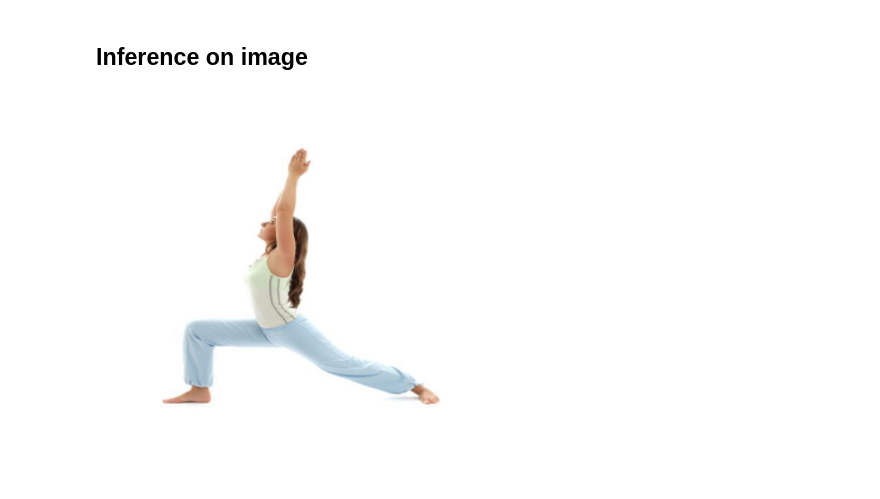
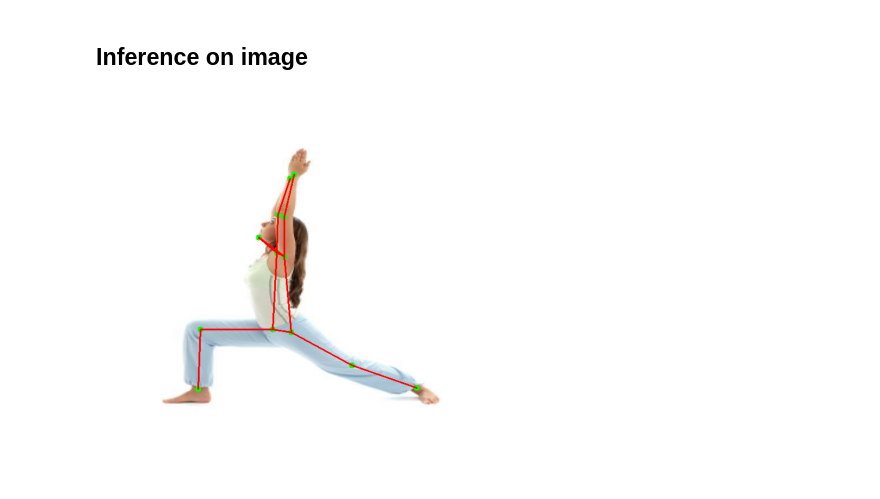
Before and after one commit to arthurhn/Metrics_mp, a Jupyter notebook: pose_metrics_mp2.ipynb, the cells around one changed output. Drawn from its saved outputs; the diff is of its cells as text; code cells hidden in the pictures.

Commit message:
Fixed incorrect indices in metrics definitions
Successfully defined specific keypoints for evaluation metrics.

Image is now displayed correctly in the notebook

```diff
--- a/pose_metrics_mp2.ipynb
+++ b/pose_metrics_mp2.ipynb
@@ -143,10 +174,36 @@ ValueError: Shape mismatch between ground truth and predicted keypoints: (13, 2)
 # %% [markdown]
 ## Inference on image
-# %%
-plt.imshow(image_rgb)
-for x, y in mp_keypoints:
-    cv2.circle(image_rgb, (x, y), 5, (0, 255, 0), -1)
-plt.axis('off')
-plt.show()
-# %% [output]
-[figure, removed]
+# %%
+import matplotlib.pyplot as plt
+
+connections = [
+    (0, 1),  # Nose -> Left Shoulder
+    (1, 9),  # Left Shoulder -> Left Elbow
+    (9, 11), # Left Elbow -> Left Wrist
+    (0, 2),  # Nose -> Right Shoulder
+    (2, 10), # Right Shoulder -> Right Elbow
+    (10, 12),# Right Elbow -> Right Wrist
+    (1, 3),  # Left Shoulder -> Left Hip
+    (2, 4),  # Right Shoulder -> Right Hip
+    (3, 5),  # Left Hip -> Left Knee
+    (5, 7),  # Left Knee -> Left Ankle
+    (4, 6),  # Right Hip -> Right Knee
+    (6, 8),   # Right Knee -> Right Ankle
+    (1, 2),   # Left Shoulder -> Right Shoulder
+    (3, 4)   # Left Hip -> Right Hip
+]
+
+# Visualization of the filtered keypoints
+plt.imshow(image_rgb)
+for x, y in mp_keypoints:
+    cv2.circle(image_rgb, (x, y), 5, (0, 255, 0), -1)
+
+for start_idx, end_idx in connections:
+    start_point = mp_keypoints[start_idx]
+    end_point = mp_keypoints[end_idx]
+    cv2.line(image_rgb, start_point, end_point, (255, 0, 0), 2)  # Blue line with thickness 2
+
+plt.axis('off')
+plt.show()
+# %% [output]
+[figure, added]
```
Also changed, not shown: parts of 4 cells of this notebook.
